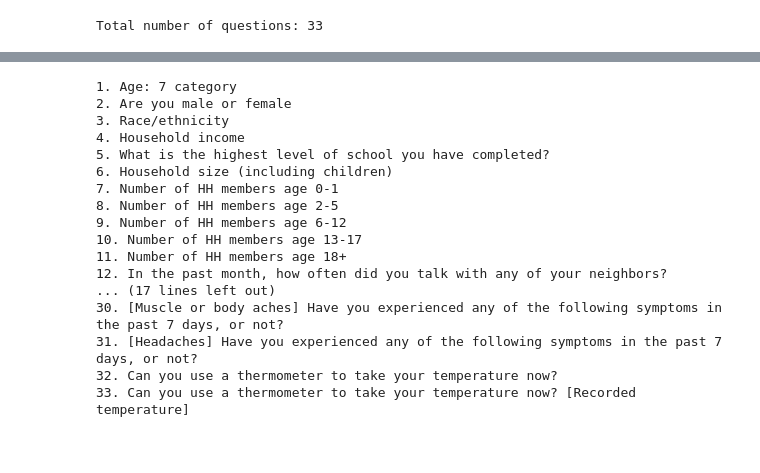
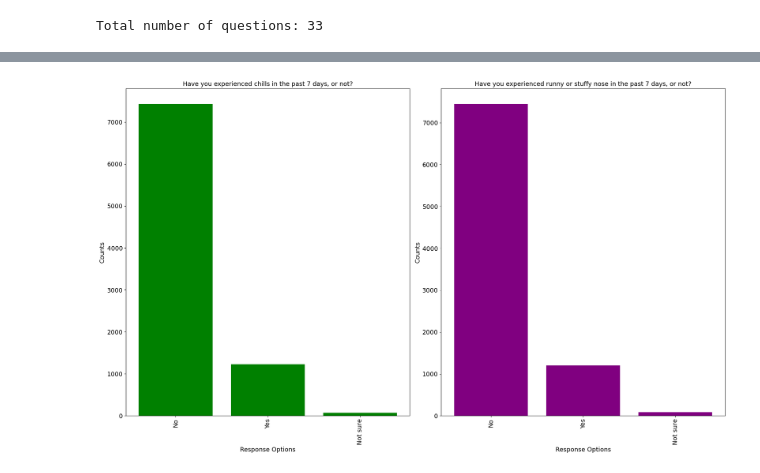
Before and after one commit to Kurmich/ai-agent-based-survey, a Jupyter notebook: generate_scripts.ipynb, the cells around one changed output, grey strips where cells are left out. Drawn from its saved outputs; the diff is of its cells as text; code cells hidden in the pictures.

```diff
--- a/generate_scripts.ipynb
+++ b/generate_scripts.ipynb
@@ -54 +333,5 @@ numeric_survey_df          = pd.read_csv(numeric_survey_file)
+# %%
+plot_demographic_data(text_survey_df, codebook, [ 'PHYS1B', 'PHYS1C'], colors = ['green', 'purple', 'red', 'darkorange'])
+# %% [output]
+[figure, added]
 # %%
@@ -79,22 +360,4 @@ codebook_to_json(cb_subset, codebook_file_name = codebook_json_file)
 # %%
-question_list = get_questions_list(codebook, survey_question_codes)
-print(question_list)
+#question_list = get_questions_list(codebook, survey_question_codes)
+#print(question_list)
-# %% [output]
-1. Age: 7 category
-2. Are you male or female
-3. Race/ethnicity
-4. Household income
-5. What is the highest level of school you have completed?
-6. Household size (including children)
-7. Number of HH members age 0-1
-8. Number of HH members age 2-5
-9. Number of HH members age 6-12
-10. Number of HH members age 13-17
-11. Number of HH members age 18+
-12. In the past month, how often did you talk with any of your neighbors?
-... (17 lines left out)
-30. [Muscle or body aches] Have you experienced any of the following symptoms in the past 7 days, or not?
-31. [Headaches] Have you experienced any of the following symptoms in the past 7 days, or not?
-32. Can you use a thermometer to take your temperature now?
-33. Can you use a thermometer to take your temperature now? [Recorded temperature]
 # %%
```
Also changed, not shown: parts of 20 cells of this notebook.
